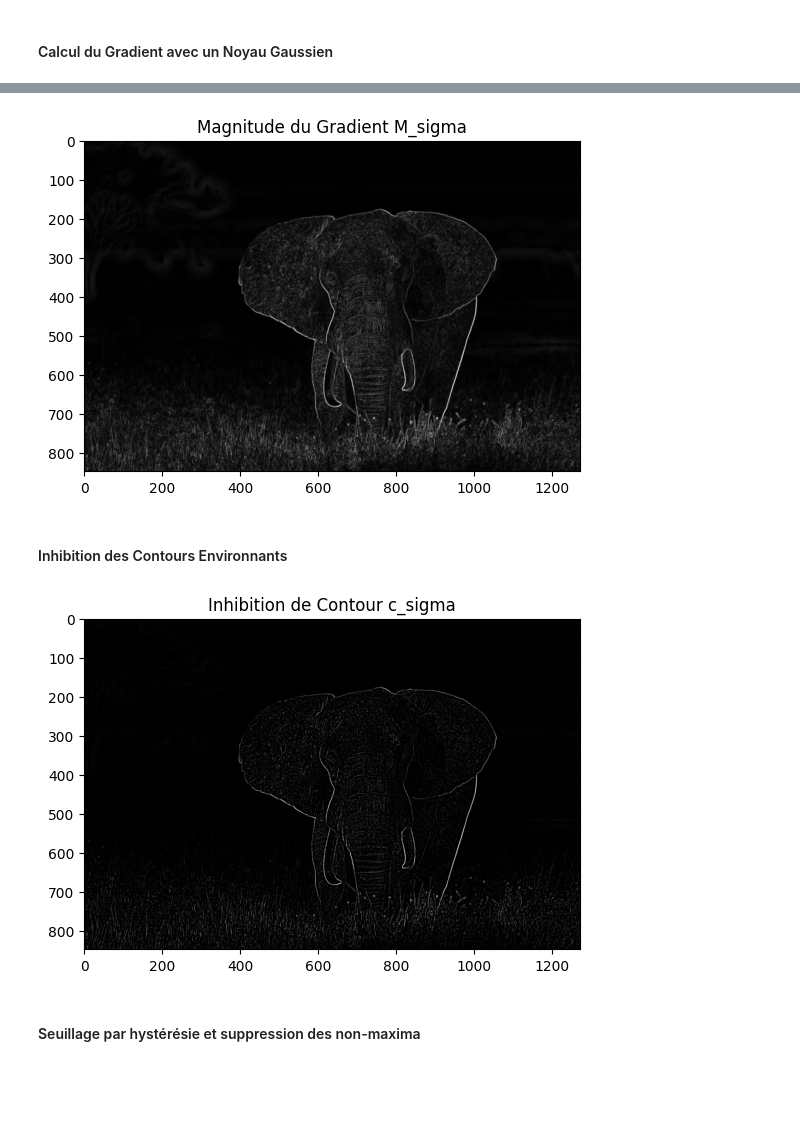
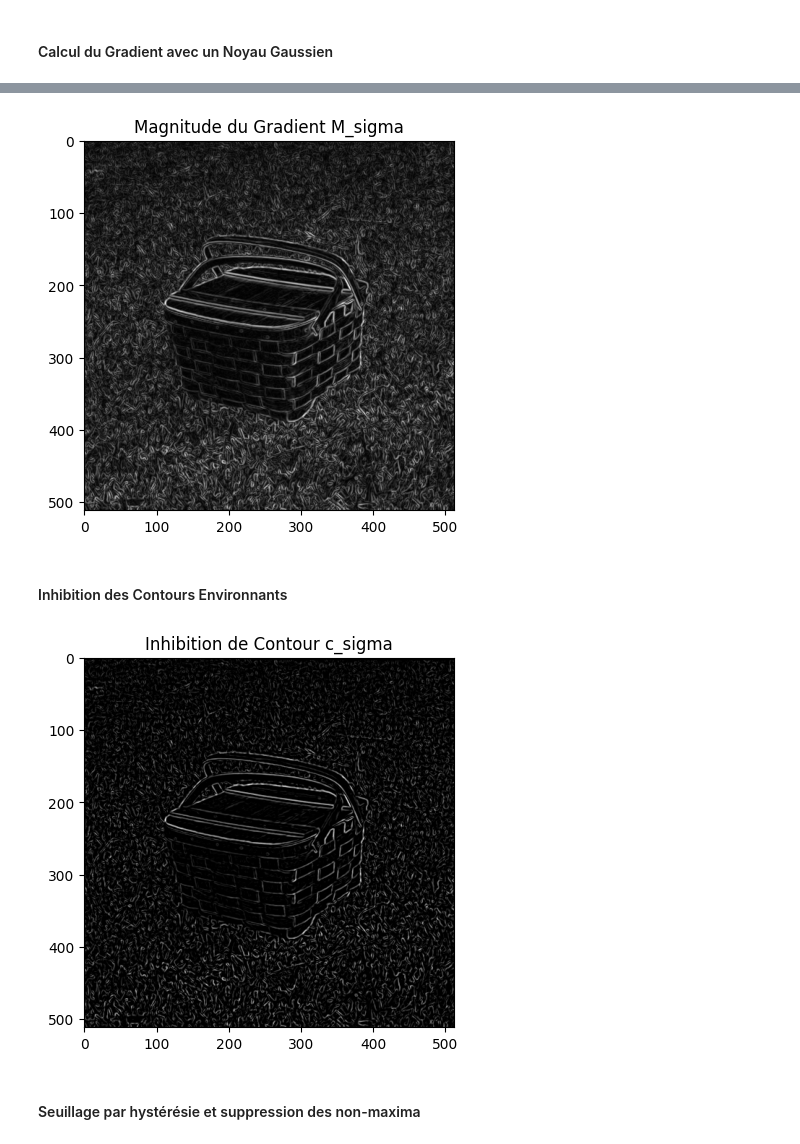
Before and after one commit to ndupont960/EtudesTechniques11, a Jupyter notebook: matlab-to_python.ipynb, the cells around one changed output, grey strips where cells are left out. Drawn from its saved outputs; the diff is of its cells as text; code cells hidden in the pictures; blank space fills up the shorter version.

Commit message:
applied inhibition to the grey image database

```diff
--- a/matlab-to_python.ipynb
+++ b/matlab-to_python.ipynb
@@ -41,3 +41,16 @@ def gaussian_derivative_kernels(sigma):
     Gy = -Y * G / sigma**2
 
     return Gx, Gy
+# %%
+image = cv2.imread('database/images/basket.pgm', cv2.IMREAD_UNCHANGED)
+
+if image is None:
+    print("Error: Unable to read the image.")
+else:
+    # Continue with image processing
+    image = image.astype(float)
+
+# Afficher le gradient
+plt.imshow(image, cmap='gray')
+plt.title('Magnitude du Gradient M_sigma')
+plt.show()
@@ -44,27 +59,17 @@ def gaussian_derivative_kernels(sigma):
 # %%
-#Charger l'image
-image = cv2.imread('img1.jpg')
-
-# Convertir en niveaux de gris si nécessaire
-if image.shape[2] == 3:
-    image = cv2.cvtColor(image, cv2.COLOR_BGR2GRAY)
-
-# Convertir l'image en double
-image = image.astype(float)
-
 # Partie 1 : Echelle unique et inhibition
 # Calcul du Gradient avec un Noyau Gaussien
 # paramètre
 sigma = 1
 
 M_sigma = scale_dependent_gradient(image, sigma)
 
 # Afficher le gradient
 plt.imshow(M_sigma, cmap='gray')
 plt.title('Magnitude du Gradient M_sigma')
 plt.show()
 # %% [output]
-[figure, old version]
+[figure, new version]
 # %% [markdown]
 #### Inhibition des Contours Environnants
 # %%
@@ -132,7 +137,7 @@ plt.imshow(c_sigma, cmap='gray')
 plt.title('Inhibition de Contour c_sigma')
 plt.show()
 # %% [output]
-[figure, old version]
+[figure, new version]
 # %% [markdown]
 #### Seuillage par hystérésie et suppression des non-maxima
 # %%
```
Also changed, not shown: parts of 2 cells of this notebook.
